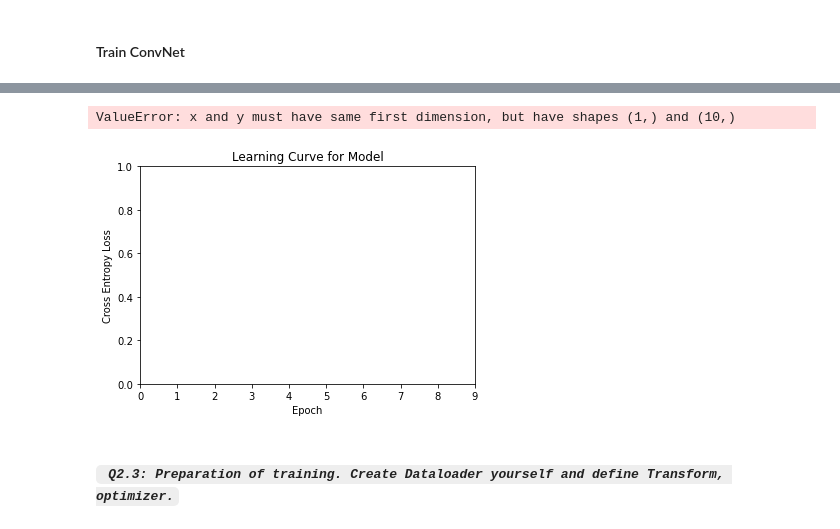
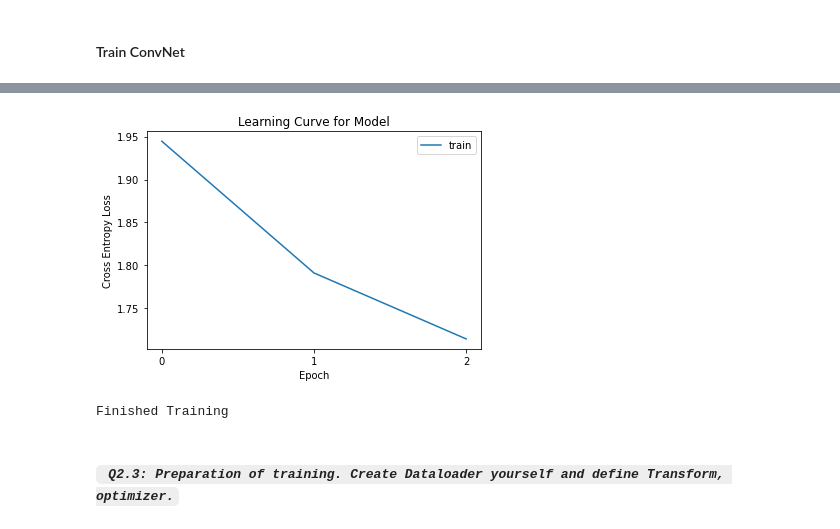
Before and after one commit to TomFrederik/cv1-2020, a Jupyter notebook: Lab5_Project/Lab_project_part2.ipynb, the cells around one changed output, grey strips where cells are left out. Drawn from its saved outputs; the diff is of its cells as text; code cells hidden in the pictures.

```diff
--- a/Lab5_Project/Lab_project_part2.ipynb
+++ b/Lab5_Project/Lab_project_part2.ipynb
@@ -178,5 +168,5 @@ KeyboardInterrupt:
 #### Train ConvNet
 # %%
 convnet = ConvNet(10)
-train(convnet, trainloader, epoch=10)
+train(convnet, trainloader, epoch=3)
 # %% [output]
@@ -203,5 +179,5 @@ Epoch loss was 1.31
+[figure, new version]
-ValueError: x and y must have same first dimension, but have shapes (1,) and (10,)
+Finished Training
-[figure, old version]
 # %%
 def valid(net,testloader):
     correct = 0
```
Also changed, not shown: parts of 16 cells of this notebook.
